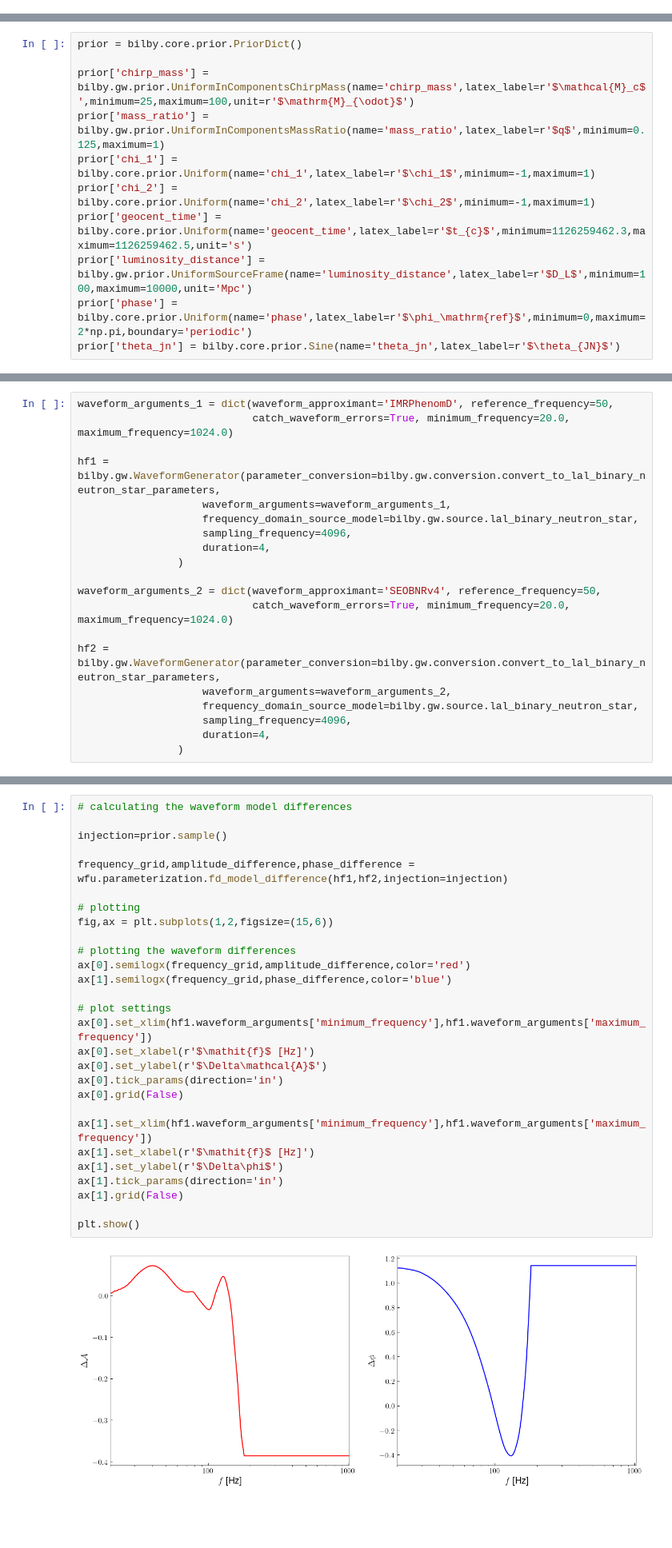
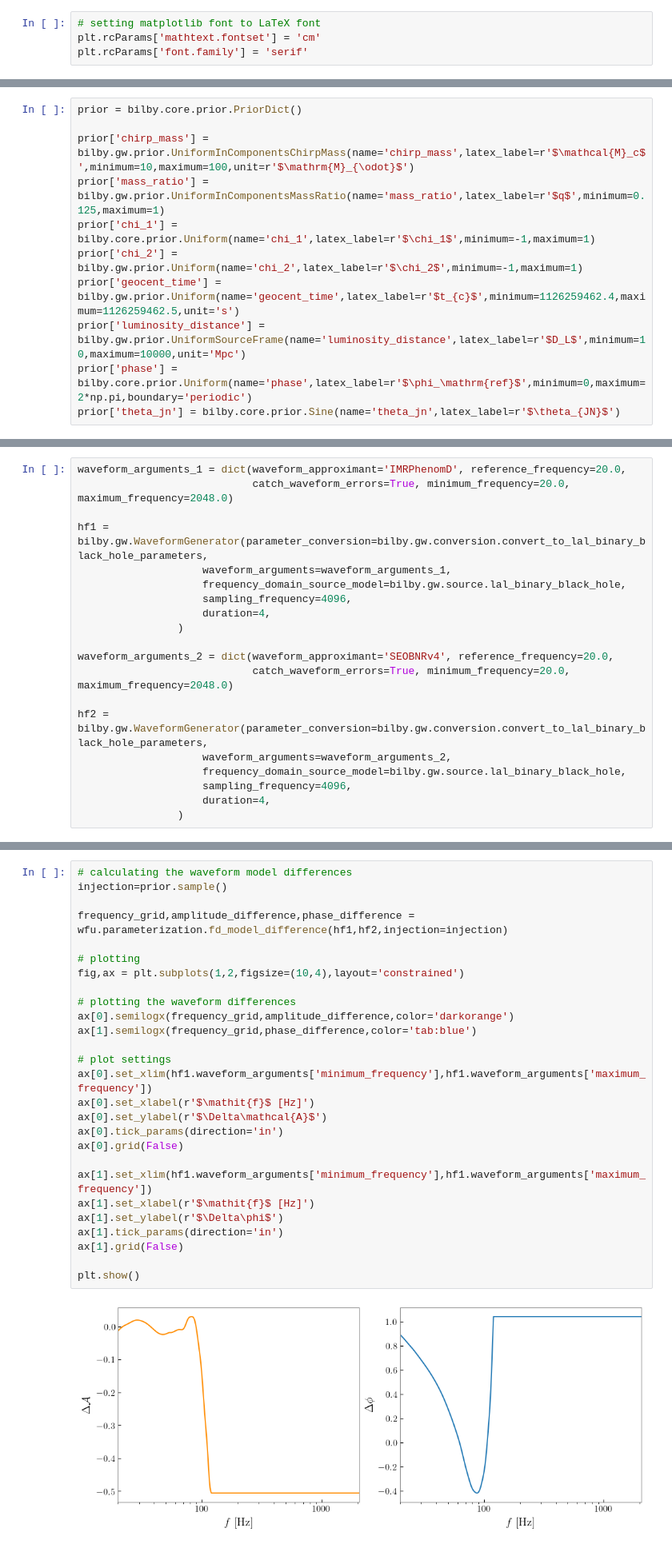
Before and after one commit to RyanSR71/GWCorrect, a Jupyter notebook: docs/source/notebooks/Parameterization_and_Waveform_Differences.ipynb, the cells around one changed output, grey strips where cells are left out. Shown at 80% size. Saved outputs shown, nothing was run; the diff lists cells and outputs as text; blank space fills up the shorter version.

```diff
--- a/docs/source/notebooks/Parameterization_and_Waveform_Differences.ipynb
+++ b/docs/source/notebooks/Parameterization_and_Waveform_Differences.ipynb
@@ -20,4 +15,8 @@ from pesummary.io import read
 import requests
 import pandas
 import GWCorrect.wfu as wfu
+# %%
+# setting matplotlib font to LaTeX font
+plt.rcParams['mathtext.fontset'] = 'cm'
+plt.rcParams['font.family'] = 'serif'
 # %% [markdown]
@@ -155,33 +176,33 @@ We first construct a prior of source parameters over which we want to generate w
 # %%
 prior = bilby.core.prior.PriorDict()
 
-prior['chirp_mass'] = bilby.gw.prior.UniformInComponentsChirpMass(name='chirp_mass',latex_label=r'$\mathcal{M}_c$',minimum=25,maximum=100,unit=r'$\mathrm{M}_{\odot}$')
+prior['chirp_mass'] = bilby.gw.prior.UniformInComponentsChirpMass(name='chirp_mass',latex_label=r'$\mathcal{M}_c$',minimum=10,maximum=100,unit=r'$\mathrm{M}_{\odot}$')
 prior['mass_ratio'] = bilby.gw.prior.UniformInComponentsMassRatio(name='mass_ratio',latex_label=r'$q$',minimum=0.125,maximum=1)
 prior['chi_1'] = bilby.core.prior.Uniform(name='chi_1',latex_label=r'$\chi_1$',minimum=-1,maximum=1)
-prior['chi_2'] = bilby.core.prior.Uniform(name='chi_2',latex_label=r'$\chi_2$',minimum=-1,maximum=1)
-prior['geocent_time'] = bilby.core.prior.Uniform(name='geocent_time',latex_label=r'$t_{c}$',minimum=1126259462.3,maximum=1126259462.5,unit='s')
-prior['luminosity_distance'] = bilby.gw.prior.UniformSourceFrame(name='luminosity_distance',latex_label=r'$D_L$',minimum=100,maximum=10000,unit='Mpc')
+prior['chi_2'] = bilby.gw.prior.Uniform(name='chi_2',latex_label=r'$\chi_2$',minimum=-1,maximum=1)
+prior['geocent_time'] = bilby.gw.prior.Uniform(name='geocent_time',latex_label=r'$t_{c}$',minimum=1126259462.4,maximum=1126259462.5,unit='s')
+prior['luminosity_distance'] = bilby.gw.prior.UniformSourceFrame(name='luminosity_distance',latex_label=r'$D_L$',minimum=10,maximum=10000,unit='Mpc')
 prior['phase'] = bilby.core.prior.Uniform(name='phase',latex_label=r'$\phi_\mathrm{ref}$',minimum=0,maximum=2*np.pi,boundary='periodic')
 prior['theta_jn'] = bilby.core.prior.Sine(name='theta_jn',latex_label=r'$\theta_{JN}$')
 # %% [markdown]
 Here we set up our waveform generators with our injection passed as an argument. Because we are looking to generate model differences, we choose two different waveform approximants, `IMRPhenomD` and `SEOBNRv4`.
 # %%
-waveform_arguments_1 = dict(waveform_approximant='IMRPhenomD', reference_frequency=50,
-                            catch_waveform_errors=True, minimum_frequency=20.0, maximum_frequency=1024.0)
+waveform_arguments_1 = dict(waveform_approximant='IMRPhenomD', reference_frequency=20.0,
+                            catch_waveform_errors=True, minimum_frequency=20.0, maximum_frequency=2048.0)
 
-hf1 = bilby.gw.WaveformGenerator(parameter_conversion=bilby.gw.conversion.convert_to_lal_binary_neutron_star_parameters,
+hf1 = bilby.gw.WaveformGenerator(parameter_conversion=bilby.gw.conversion.convert_to_lal_binary_black_hole_parameters,
                     waveform_arguments=waveform_arguments_1,
-                    frequency_domain_source_model=bilby.gw.source.lal_binary_neutron_star,
+                    frequency_domain_source_model=bilby.gw.source.lal_binary_black_hole,
                     sampling_frequency=4096,
                     duration=4,
                 )
 
-waveform_arguments_2 = dict(waveform_approximant='SEOBNRv4', reference_frequency=50,
-                            catch_waveform_errors=True, minimum_frequency=20.0, maximum_frequency=1024.0)
+waveform_arguments_2 = dict(waveform_approximant='SEOBNRv4', reference_frequency=20.0,
+                            catch_waveform_errors=True, minimum_frequency=20.0, maximum_frequency=2048.0)
 
-hf2 = bilby.gw.WaveformGenerator(parameter_conversion=bilby.gw.conversion.convert_to_lal_binary_neutron_star_parameters,
+hf2 = bilby.gw.WaveformGenerator(parameter_conversion=bilby.gw.conversion.convert_to_lal_binary_black_hole_parameters,
                     waveform_arguments=waveform_arguments_2,
-                    frequency_domain_source_model=bilby.gw.source.lal_binary_neutron_star,
+                    frequency_domain_source_model=bilby.gw.source.lal_binary_black_hole,
                     sampling_frequency=4096,
                     duration=4,
                 )
@@ -201,31 +220,30 @@ If injection parameters are not present in the waveform generators, add them to
 # %%
 # calculating the waveform model differences
-
 injection=prior.sample()
 
 frequency_grid,amplitude_difference,phase_difference = wfu.parameterization.fd_model_difference(hf1,hf2,injection=injection)
 
 # plotting
-fig,ax = plt.subplots(1,2,figsize=(15,6))
+fig,ax = plt.subplots(1,2,figsize=(10,4),layout='constrained')
 
 # plotting the waveform differences
-ax[0].semilogx(frequency_grid,amplitude_difference,color='red')
-ax[1].semilogx(frequency_grid,phase_difference,color='blue')
+ax[0].semilogx(frequency_grid,amplitude_difference,color='darkorange')
+ax[1].semilogx(frequency_grid,phase_difference,color='tab:blue')
 
 # plot settings
 ax[0].set_xlim(hf1.waveform_arguments['minimum_frequency'],hf1.waveform_arguments['maximum_frequency'])
 ax[0].set_xlabel(r'$\mathit{f}$ [Hz]')
 ax[0].set_ylabel(r'$\Delta\mathcal{A}$')
 ax[0].tick_params(direction='in')
 ax[0].grid(False)
 
 ax[1].set_xlim(hf1.waveform_arguments['minimum_frequency'],hf1.waveform_arguments['maximum_frequency'])
 ax[1].set_xlabel(r'$\mathit{f}$ [Hz]')
 ax[1].set_ylabel(r'$\Delta\phi$')
 ax[1].tick_params(direction='in')
 ax[1].grid(False)
 
 plt.show()
 # %% [output]
-[figure, old version]
+[figure, new version]
 # %% [markdown]
```
Also changed, not shown: parts of 24 cells of this notebook.
